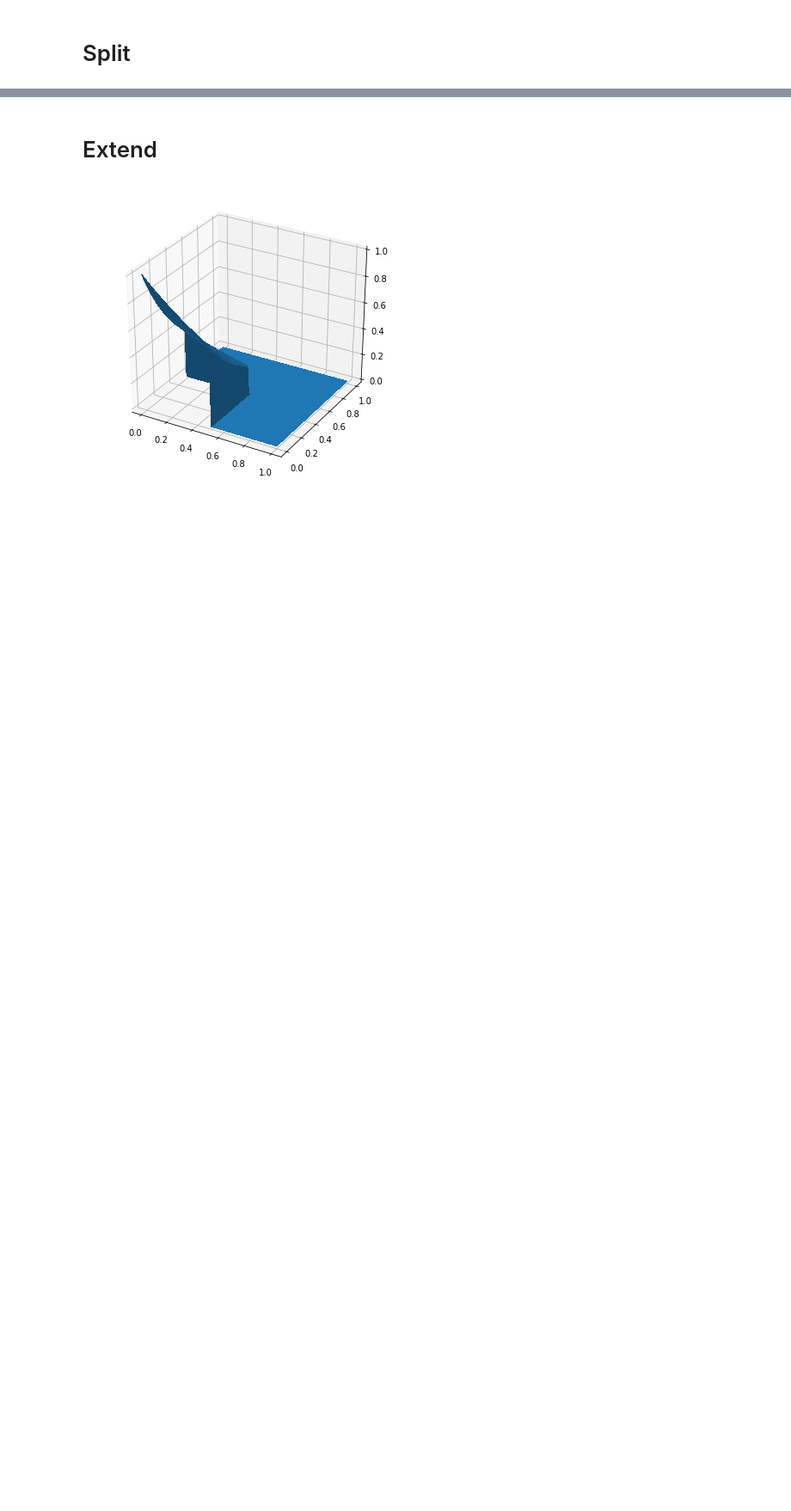
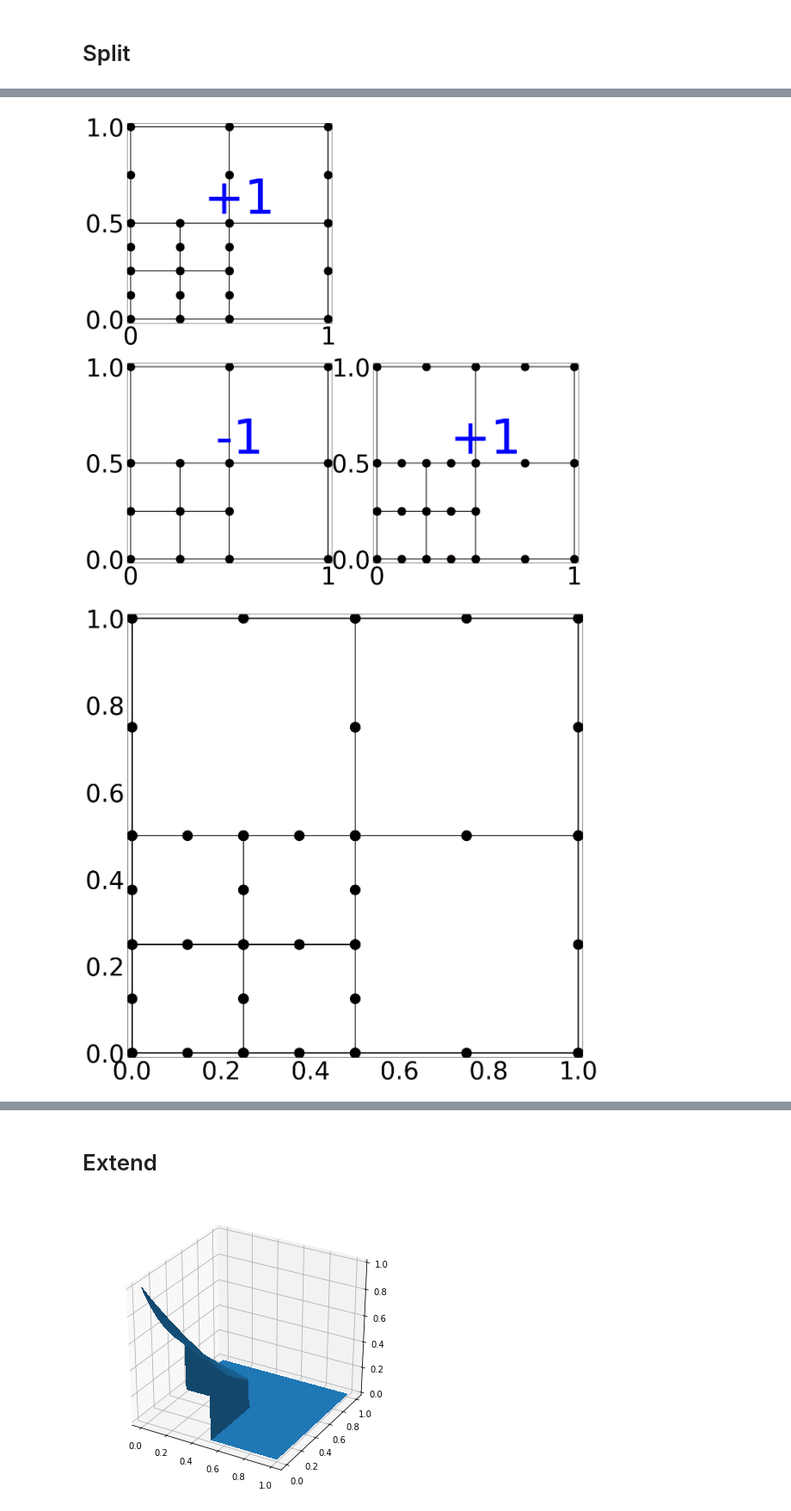
Before and after one commit to obersteiner/sparseSpACE, a Jupyter notebook: SGA_Paper_Figures.ipynb, the cells around one changed output, grey strips where cells are left out. Shown at 86% size. Drawn from its saved outputs; the diff is of its cells as text; code cells hidden in the pictures; blank space fills up the shorter version.

```diff
--- a/SGA_Paper_Figures.ipynb
+++ b/SGA_Paper_Figures.ipynb
@@ -164,0 +166,8 @@ adaptiveCombiInstanceExtend.print_resulting_sparsegrid()
+# %%
+adaptiveCombiInstanceExtend.print_resulting_combi_scheme("combi_split.pdf")
+adaptiveCombiInstanceExtend.print_resulting_sparsegrid("sparse_grid_split.pdf")
+adaptiveCombiInstanceExtend.print_resulting_combi_scheme("combi_split.svg")
+adaptiveCombiInstanceExtend.print_resulting_sparsegrid("sparse_grid_split.svg")
+# %% [output]
+[figure, added]
+[figure, added]
```
Also changed, not shown: parts of 15 cells of this notebook, 1 other file.
